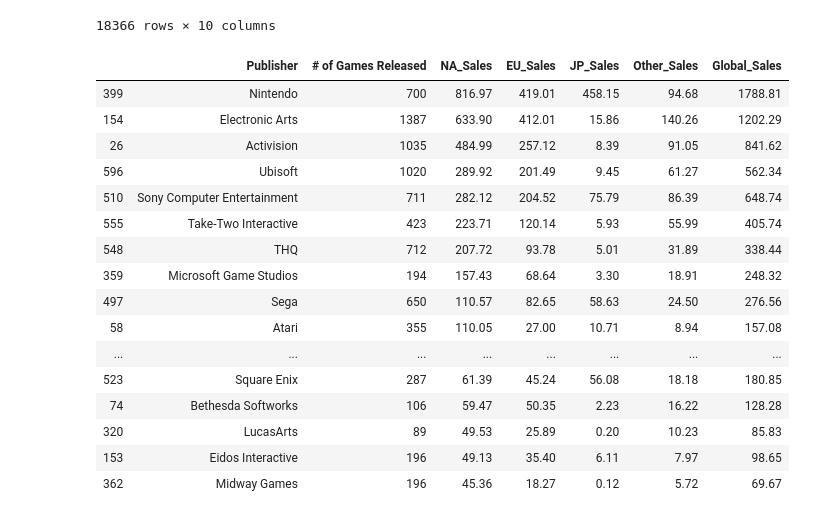
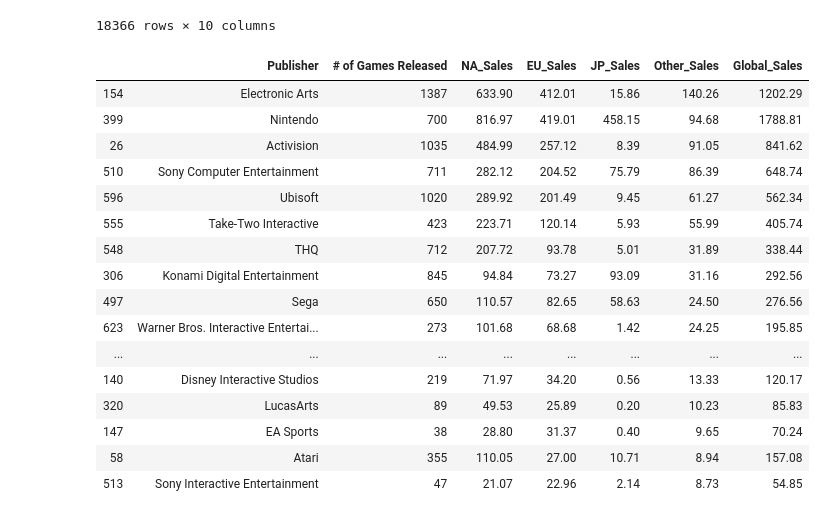
Before and after one commit to tylerspck/Video_Game_Sale_Analysis, a Jupyter notebook: Untitled.ipynb, the cells around one changed output. Saved outputs shown, nothing was run; the diff lists cells and outputs as text; code cells hidden in the pictures.

```diff
--- a/Untitled.ipynb
+++ b/Untitled.ipynb
@@ -64,37 +64,37 @@ mergeddata
 # %%
 publisher_count = mergeddata.groupby('Publisher')['Year_of_Release'].count()
 publisher_info = pd.DataFrame(publisher_count)
 publisher_info = publisher_info.rename(columns={'Year_of_Release': '# of Games Released'})
 publisher_info = publisher_info.reset_index()
 publisher_total_NA = mergeddata.groupby('Publisher')['NA_Sales'].sum()
 publisher_total_EU = mergeddata.groupby('Publisher')['EU_Sales'].sum()
 publisher_total_JP = mergeddata.groupby('Publisher')['JP_Sales'].sum()
 publisher_total_Other = mergeddata.groupby('Publisher')['Other_Sales'].sum()
 publisher_total_Global = mergeddata.groupby('Publisher')['Global_Sales'].sum()
 publisher_info = pd.merge(publisher_info, publisher_total_NA, on = "Publisher")
 publisher_info = pd.merge(publisher_info, publisher_total_EU, on = "Publisher")
 publisher_info = pd.merge(publisher_info, publisher_total_JP, on = "Publisher")
 publisher_info = pd.merge(publisher_info, publisher_total_Other, on = "Publisher")
 publisher_info = pd.merge(publisher_info, publisher_total_Global, on = "Publisher")
-publisher_info.sort_values(by='NA_Sales', ascending = False).head(20)
+publisher_info.sort_values(by='Other_Sales', ascending = False).head(20)
 # %% [output]
 |  | Publisher | # of Games Released | NA_Sales | EU_Sales | JP_Sales | Other_Sales | Global_Sales |
+| 154 | Electronic Arts | 1387 | 633.90 | 412.01 | 15.86 | 140.26 | 1202.29 |
 | 399 | Nintendo | 700 | 816.97 | 419.01 | 458.15 | 94.68 | 1788.81 |
-| 154 | Electronic Arts | 1387 | 633.90 | 412.01 | 15.86 | 140.26 | 1202.29 |
 | 26 | Activision | 1035 | 484.99 | 257.12 | 8.39 | 91.05 | 841.62 |
+| 510 | Sony Computer Entertainment | 711 | 282.12 | 204.52 | 75.79 | 86.39 | 648.74 |
 | 596 | Ubisoft | 1020 | 289.92 | 201.49 | 9.45 | 61.27 | 562.34 |
-| 510 | Sony Computer Entertainment | 711 | 282.12 | 204.52 | 75.79 | 86.39 | 648.74 |
 | 555 | Take-Two Interactive | 423 | 223.71 | 120.14 | 5.93 | 55.99 | 405.74 |
 | 548 | THQ | 712 | 207.72 | 93.78 | 5.01 | 31.89 | 338.44 |
-| 359 | Microsoft Game Studios | 194 | 157.43 | 68.64 | 3.30 | 18.91 | 248.32 |
+| 306 | Konami Digital Entertainment | 845 | 94.84 | 73.27 | 93.09 | 31.16 | 292.56 |
 | 497 | Sega | 650 | 110.57 | 82.65 | 58.63 | 24.50 | 276.56 |
+| 623 | Warner Bros. Interactive Entertai... | 273 | 101.68 | 68.68 | 1.42 | 24.25 | 195.85 |
+| ... | ... | ... | ... | ... | ... | ... | ... |
+| 140 | Disney Interactive Studios | 219 | 71.97 | 34.20 | 0.56 | 13.33 | 120.17 |
+| 320 | LucasArts | 89 | 49.53 | 25.89 | 0.20 | 10.23 | 85.83 |
+| 147 | EA Sports | 38 | 28.80 | 31.37 | 0.40 | 9.65 | 70.24 |
 | 58 | Atari | 355 | 110.05 | 27.00 | 10.71 | 8.94 | 157.08 |
-| ... | ... | ... | ... | ... | ... | ... | ... |
-| 523 | Square Enix | 287 | 61.39 | 45.24 | 56.08 | 18.18 | 180.85 |
-| 74 | Bethesda Softworks | 106 | 59.47 | 50.35 | 2.23 | 16.22 | 128.28 |
-| 320 | LucasArts | 89 | 49.53 | 25.89 | 0.20 | 10.23 | 85.83 |
-| 153 | Eidos Interactive | 196 | 49.13 | 35.40 | 6.11 | 7.97 | 98.65 |
-| 362 | Midway Games | 196 | 45.36 | 18.27 | 0.12 | 5.72 | 69.67 |
+| 513 | Sony Interactive Entertainment | 47 | 21.07 | 22.96 | 2.14 | 8.73 | 54.85 |
 # %%
 def  stats(a, b):
     quartilesval = a.quantile([.25, .5, .75])
```
Also changed, not shown: parts of 2 cells of this notebook.
